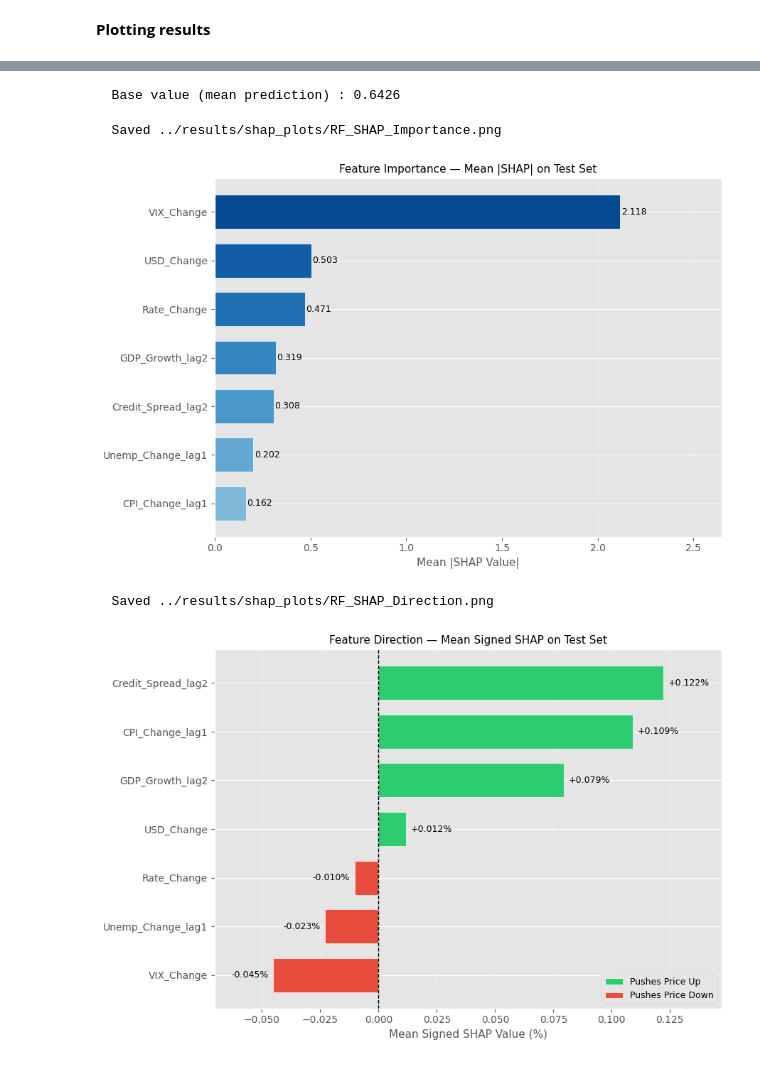
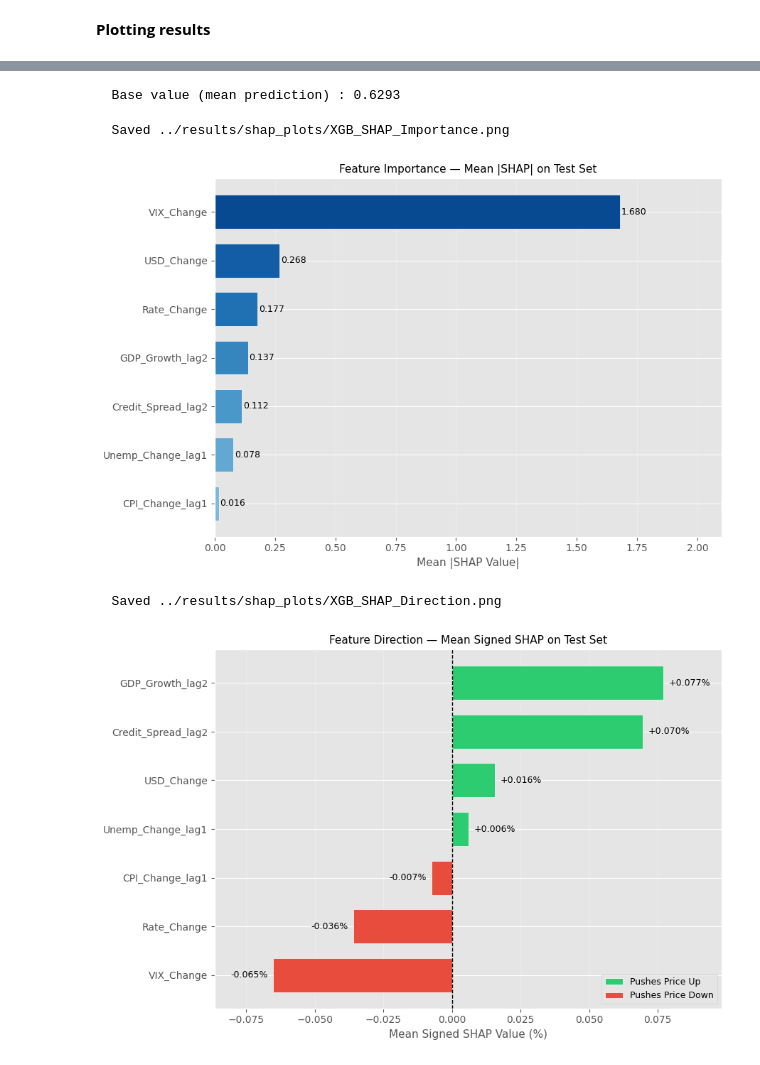
Before and after one commit to ashan-shashika/macroeconomic-impact-stock-ml, a Jupyter notebook: notebooks/07_XGBoost.ipynb, the cells around one changed output, grey strips where cells are left out. Drawn from its saved outputs; the diff is of its cells as text; code cells hidden in the pictures.

Commit message:
update model saving results

```diff
--- a/notebooks/07_XGBoost.ipynb
+++ b/notebooks/07_XGBoost.ipynb
@@ -485,15 +496,15 @@ plot_dir_comparison({
 # %%
 from src.shap_plots import plot_shap_importance, plot_shap_direction,compute_shap
-shap_test_df_rf, mean_abs_shap_rf = compute_shap(model_optuna, X_train, X_test, FEATURE_COLS, model_type="tree")
+shap_test_df_xgb, mean_abs_shap_xgb = compute_shap(model2, X_train, X_test, FEATURE_COLS, model_type="tree")
 # %% [output]
-  Base value (mean prediction) : 0.6426
+  Base value (mean prediction) : 0.6293
 # %%
 
-plot_shap_importance(mean_abs_shap_rf,'RF_SHAP_Importance')
-plot_shap_direction(shap_test_df_rf, 'RF_SHAP_Direction')
+plot_shap_importance(mean_abs_shap_xgb,'XGB_SHAP_Importance')
+plot_shap_direction(shap_test_df_xgb, 'XGB_SHAP_Direction')
 # %% [output]
-  Saved ../results/shap_plots/RF_SHAP_Importance.png
+  Saved ../results/shap_plots/XGB_SHAP_Importance.png
-[figure, old version]
+[figure, new version]
-  Saved ../results/shap_plots/RF_SHAP_Direction.png
+  Saved ../results/shap_plots/XGB_SHAP_Direction.png
-[figure, old version]
+[figure, new version]
 # %%
```
Also changed, not shown: parts of 8 cells of this notebook, 30 other files.
